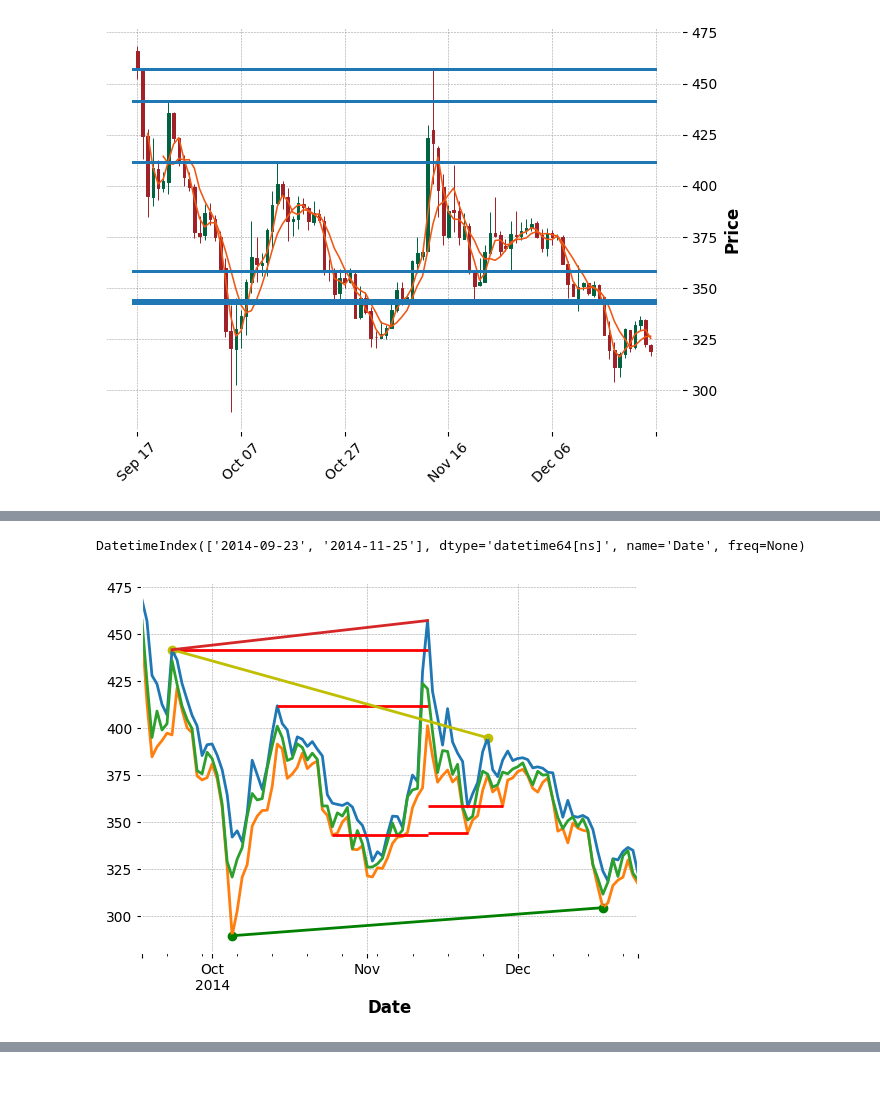
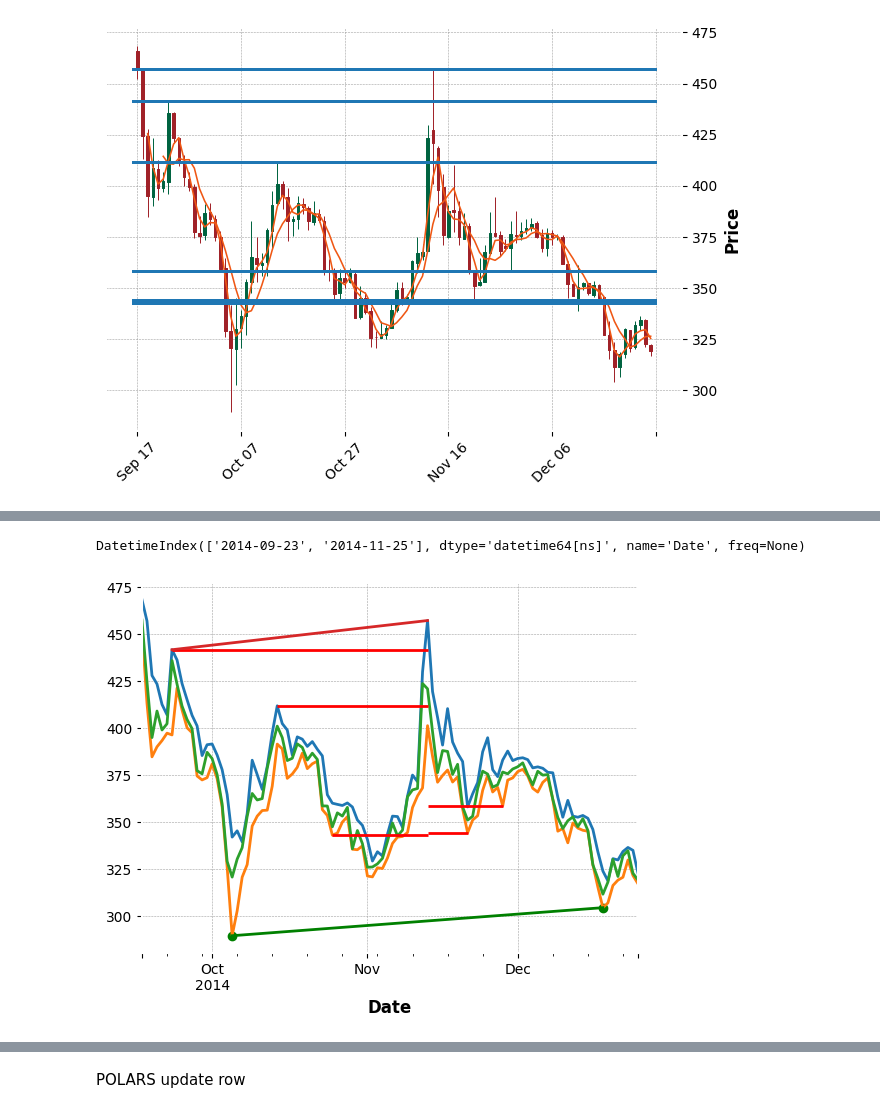
Before and after one commit to Generjet/binance_trader, a Jupyter notebook: jupyter/yfinancExtreme.ipynb, the cells around one changed output, grey strips where cells are left out. Drawn from its saved outputs; the diff is of its cells as text; code cells hidden in the pictures; blank space fills up the shorter version.

```diff
--- a/jupyter/yfinancExtreme.ipynb
+++ b/jupyter/yfinancExtreme.ipynb
@@ -163,28 +207,25 @@ DatetimeIndex(['2014-09-24', '2014-09-25', '2014-09-26', '2014-09-27',
 # %%
 # MATPLOTLIB
-
-
-
 clean_levels = levels[abs(levels.diff() > 0)]
 first_point = resistances.head(1)
 last_point = resistances.tail(1)
 top_points = pd.concat([first_point, last_point])
 
 df.High.plot()
 df.Low.plot()
 df.Close.plot()
 plt.hlines(clean_levels, xmin=clean_levels.index, xmax=clean_levels.index[-1], colors='red')
-plt.plot(x_values,y_values, color="b")
+# plt.scatter(x_index,y_values, color="b")
 # plt.scatter(resistance_points.index, resistance_points, color='r')
 plt.scatter(support_points.index, support_points, color="g")
-plt.scatter(top_points.index, top_points, color="y")
-plt.plot(top_points.index, top_points, color="y")
+# plt.scatter(top_points.index, top_points, color="y")
+# plt.plot(top_points.index, top_points, color="y")
 plt.plot(resistance_points.index, resistance_points)
 plt.plot(support_points.index, support_points, color="g")
 top_points.index
 # %% [output]
 DatetimeIndex(['2014-09-23', '2014-11-25'], dtype='datetime64[ns]', name='Date', freq=None)
-[figure, old version]
+[figure, new version]
 # %%
 # with indicator
 
@@ -208,3 +249,6 @@ fig.update_yaxes(showline=True, linewidth=2, linecolor='white', gridcolor='white
 fig.show()
 # %% [output]
 [interactive output not drawn]
+# %% [markdown]
+POLARS
+update row
```
Also changed, not shown: parts of 11 cells of this notebook, 3 other files.
